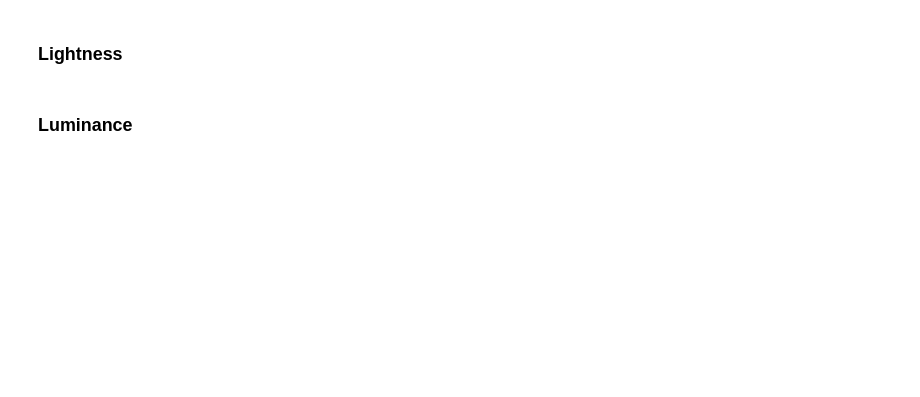
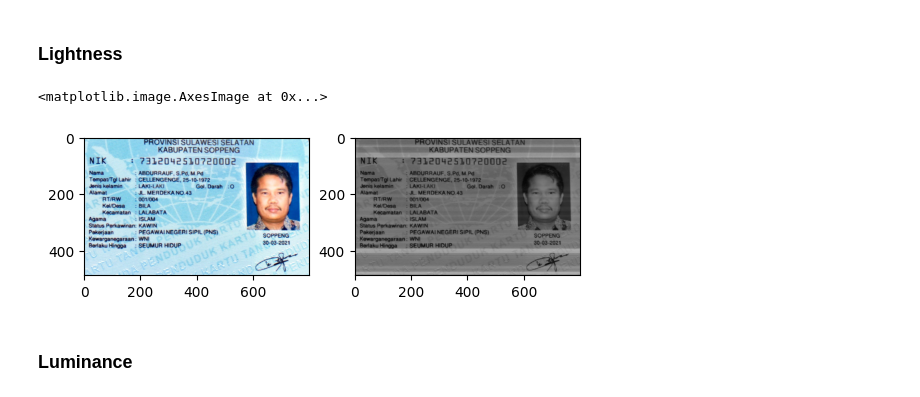
Before and after one commit to FebryanRizki24/PCVK_Ganjil_2023, a Jupyter notebook: Week3.ipynb, the cells around one changed output. Saved outputs shown, nothing was run; the diff lists cells and outputs as text; code cells hidden in the pictures; blank space fills up the shorter version.

```diff
--- a/Week3.ipynb
+++ b/Week3.ipynb
@@ -167,4 +176,13 @@ plt.imshow(img2)
 # %% [markdown]
 ### Lightness
+# %%
+img_lightness = img
+img_lightness[:] = np.max(img_lightness,axis=-1, keepdims=100)/2 + np.min(img_lightness,axis=-2, keepdims=100)/3
+fig, ax = plt.subplots(1,2)
+ax[0].imshow(img_rgb)
+ax[1].imshow(img_lightness)
+# %% [output]
+<matplotlib.image.AxesImage at 0x...>
+[figure, added]
 # %% [markdown]
 ### Luminance
```
Also changed, not shown: parts of 11 cells of this notebook.
